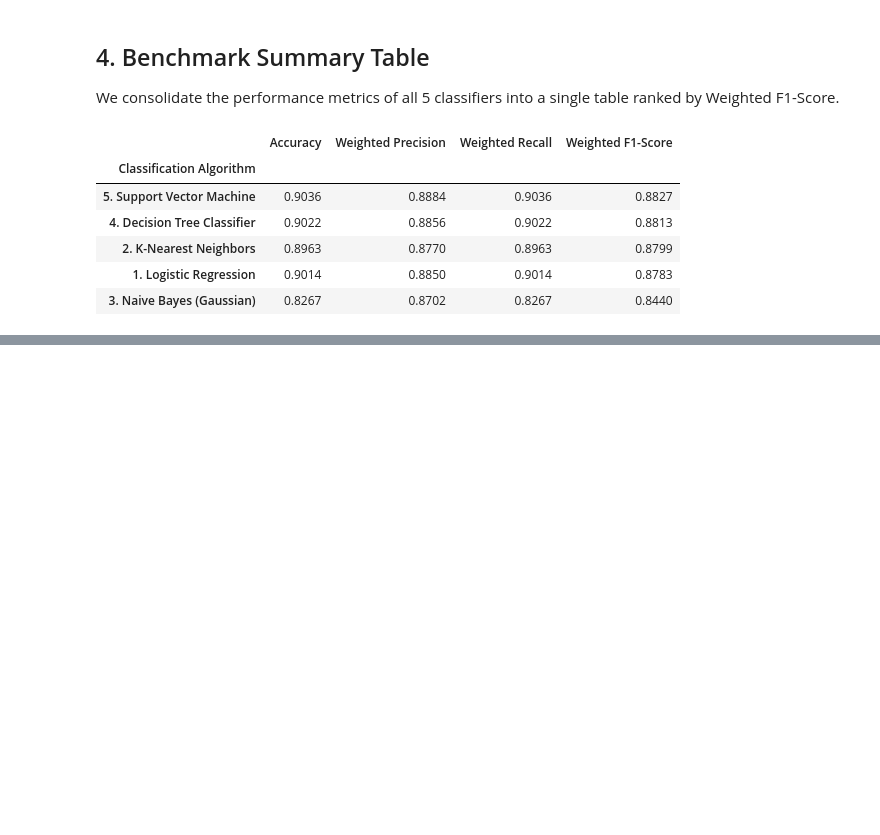
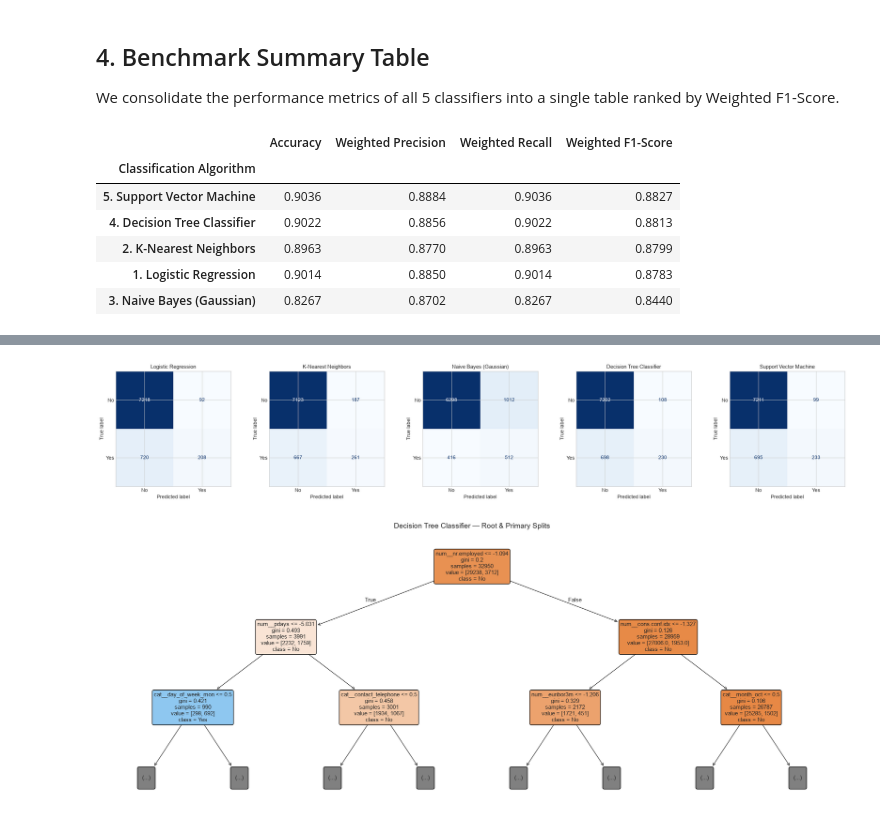
Before and after one commit to Karthik-2006-cell/ml-capstone-project, a Jupyter notebook: notebooks/Classification.ipynb, the cells around one changed output, grey strips where cells are left out. Cells and saved outputs as stored; diff of their text form; code cells hidden in the pictures; blank space fills up the shorter version.

Commit message:
Update Classification notebook with Confusion Matrices and Decision Tree Structure Visualization.

```diff
--- a/notebooks/Classification.ipynb
+++ b/notebooks/Classification.ipynb
@@ -258,0 +262,29 @@ display(clf_summary_df)
+# %%
+# 1. Side-by-side Confusion Matrices
+fig, axes = plt.subplots(1, 5, figsize=(22, 4))
+for idx, (name, cm) in enumerate(confusion_matrices.items()):
+    disp = ConfusionMatrixDisplay(confusion_matrix=cm, display_labels=['No', 'Yes'])
+    disp.plot(ax=axes[idx], cmap='Blues', colorbar=False)
+    axes[idx].set_title(name.split('. ')[1], fontsize=11)
+plt.tight_layout()
+plt.show()
+
+# 2. Decision Tree Structure Visualization
+plt.figure(figsize=(20, 8))
+feature_names = preprocessor.get_feature_names_out()
+
+plot_tree(
+    dt_clf,
+    max_depth=2,
+    feature_names=feature_names,
+    class_names=['No', 'Yes'],
+    filled=True,
+    rounded=True,
+    fontsize=11
+)
+plt.title('Decision Tree Classifier — Root & Primary Splits', fontsize=14)
+plt.tight_layout()
+plt.show()
+# %% [output]
+[figure, added]
+[figure, added]
```
Also changed, not shown: parts of 2 cells of this notebook.
